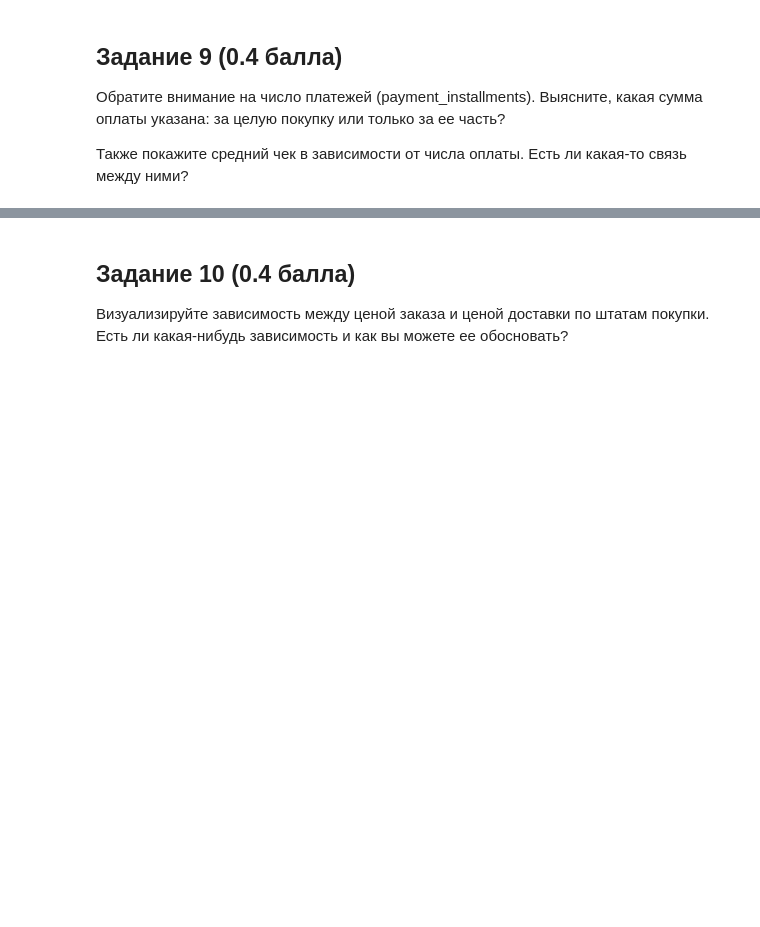
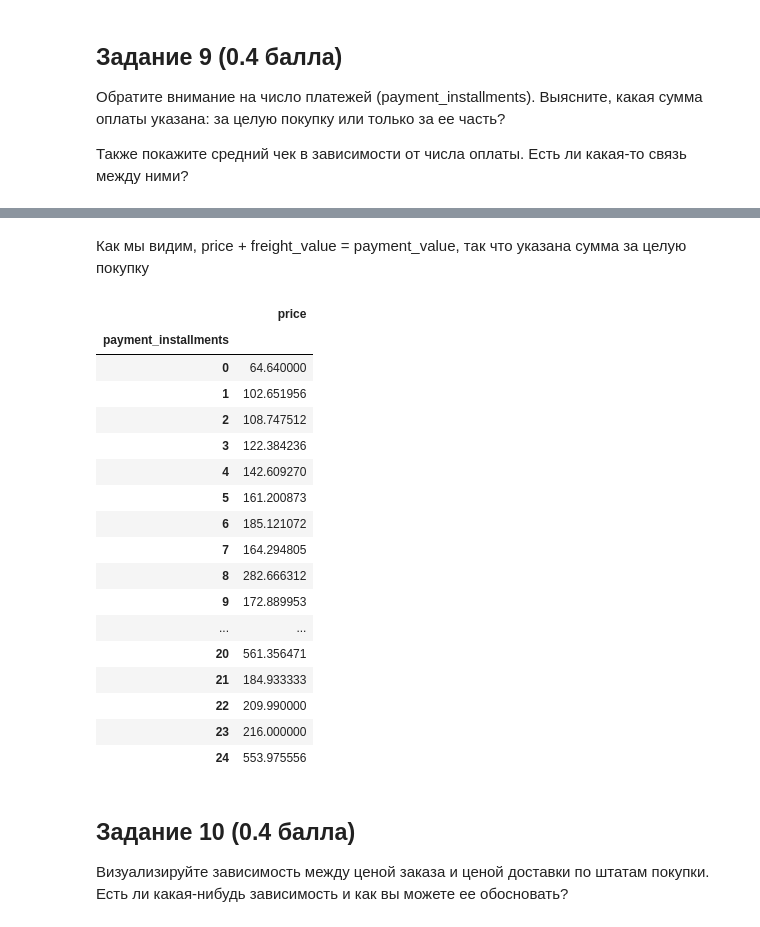
Before and after one commit to myramystin/Deep_Python, a Jupyter notebook: Homeworks/Homework_1/HW_1_Python.ipynb, the cells around one changed output, grey strips where cells are left out. Saved outputs shown, nothing was run; the diff lists cells and outputs as text; code cells hidden in the pictures; blank space fills up the shorter version.

```diff
--- a/Homeworks/Homework_1/HW_1_Python.ipynb
+++ b/Homeworks/Homework_1/HW_1_Python.ipynb
@@ -277,3 +343,26 @@ fig3.show()
+# %% [markdown]
+Как мы видим, price + freight_value = payment_value, так что указана сумма за целую покупку
+# %%
+payments.groupby("payment_installments").agg({"price": "mean"})
+# %% [output]
+|  | price |
+| payment_installments |  |
+| 0 | 64.640000 |
+| 1 | 102.651956 |
+| 2 | 108.747512 |
+| 3 | 122.384236 |
+| 4 | 142.609270 |
+| 5 | 161.200873 |
+| 6 | 185.121072 |
+| 7 | 164.294805 |
+| 8 | 282.666312 |
+| 9 | 172.889953 |
+| ... | ... |
+| 20 | 561.356471 |
+| 21 | 184.933333 |
+| 22 | 209.990000 |
+| 23 | 216.000000 |
+| 24 | 553.975556 |
 # %% [markdown]
 ## Задание 10 (0.4 балла)
 
```
Also changed, not shown: parts of 12 cells of this notebook.
